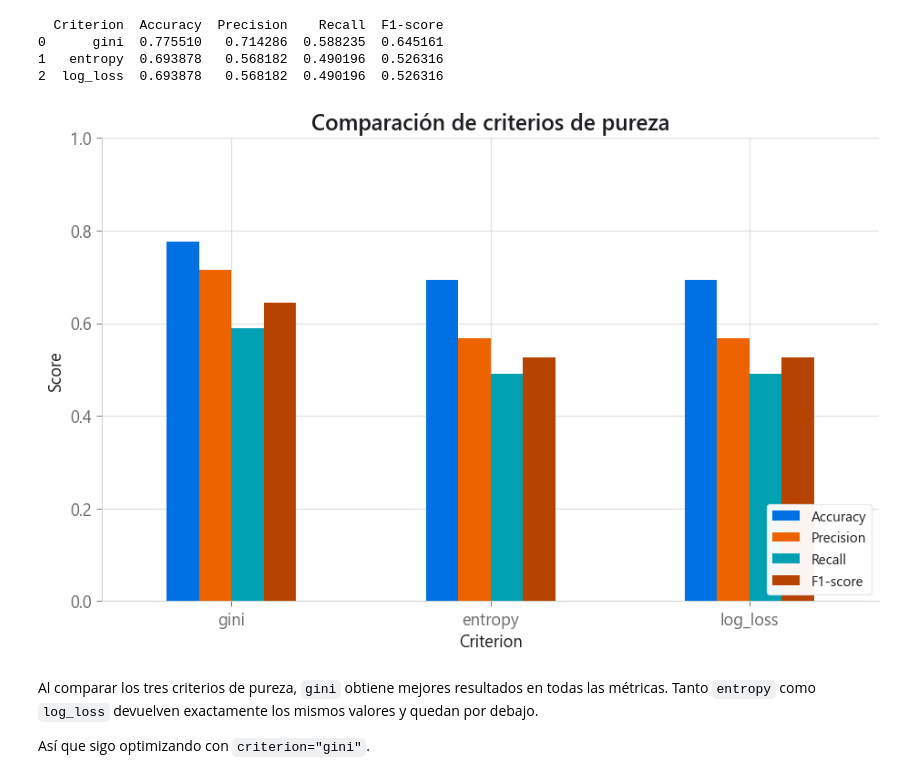
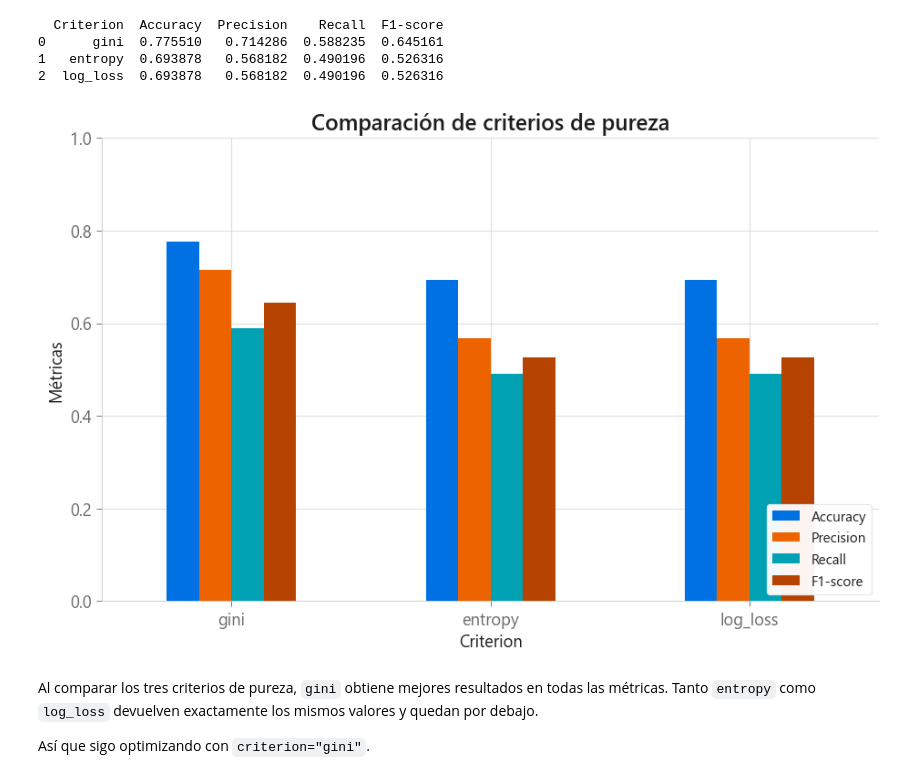
Before and after one commit to Cerco01/decision-tree-diabetes, a Jupyter notebook: src/explore.ipynb, the cells around one changed output. Saved outputs shown, nothing was run; the diff lists cells and outputs as text; code cells hidden in the pictures.

```diff
--- a/src/explore.ipynb
+++ b/src/explore.ipynb
@@ -445,14 +445,14 @@ print(criterion_results_df)
 # %%
 criterion_results_df.set_index("Criterion").plot(kind="bar", figsize=(10, 6))
 
 plt.title("Comparación de criterios de pureza")
-plt.ylabel("Score")
+plt.ylabel("Métricas")
 plt.ylim(0, 1)
 plt.xticks(rotation=0)
 plt.legend(loc="lower right")
 plt.show()
 # %% [output]
-[figure, old version]
+[figure, new version]
 # %% [markdown]
 Al comparar los tres criterios de pureza, `gini` obtiene mejores resultados en todas las métricas. Tanto `entropy` como `log_loss` devuelven exactamente los mismos valores y quedan por debajo.
 
```
Also changed, not shown: parts of 5 cells of this notebook.
